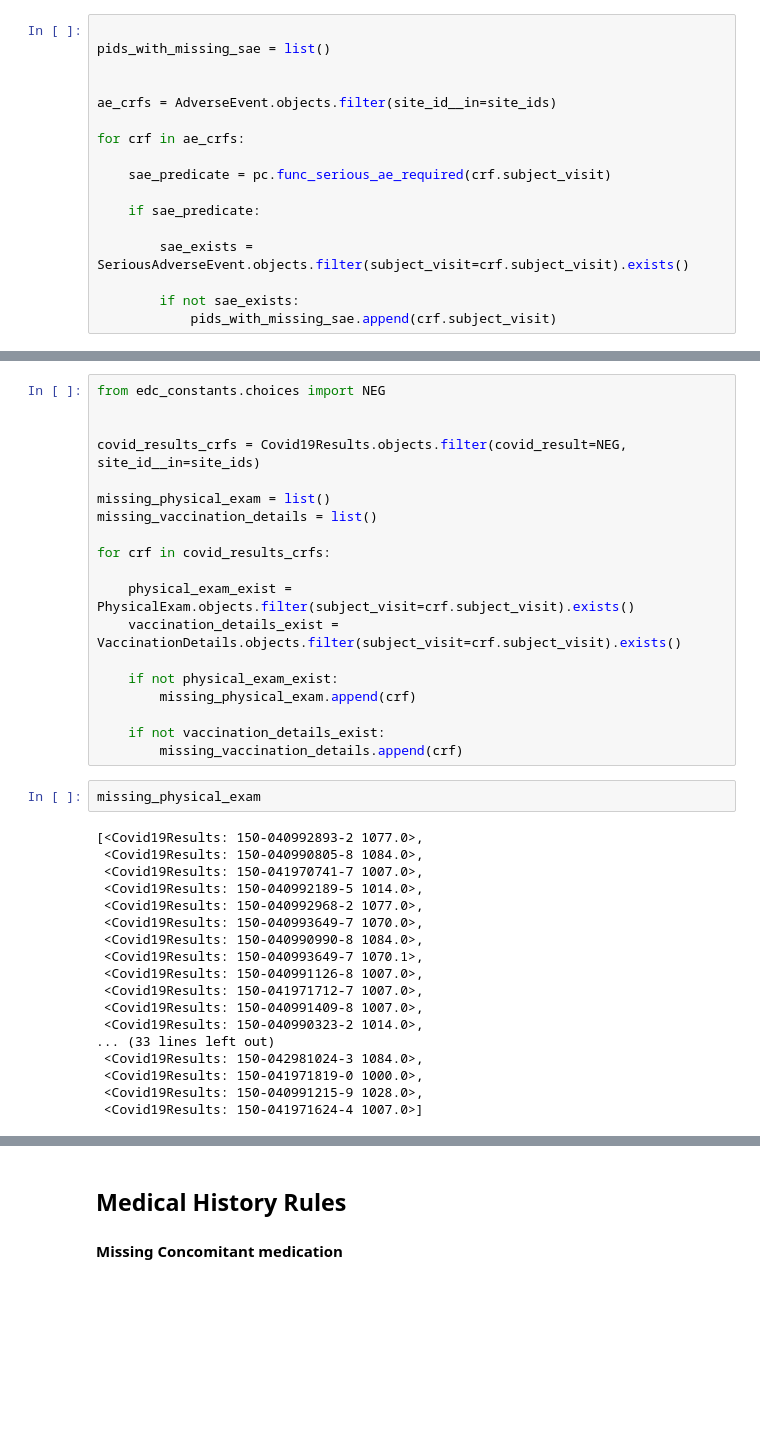
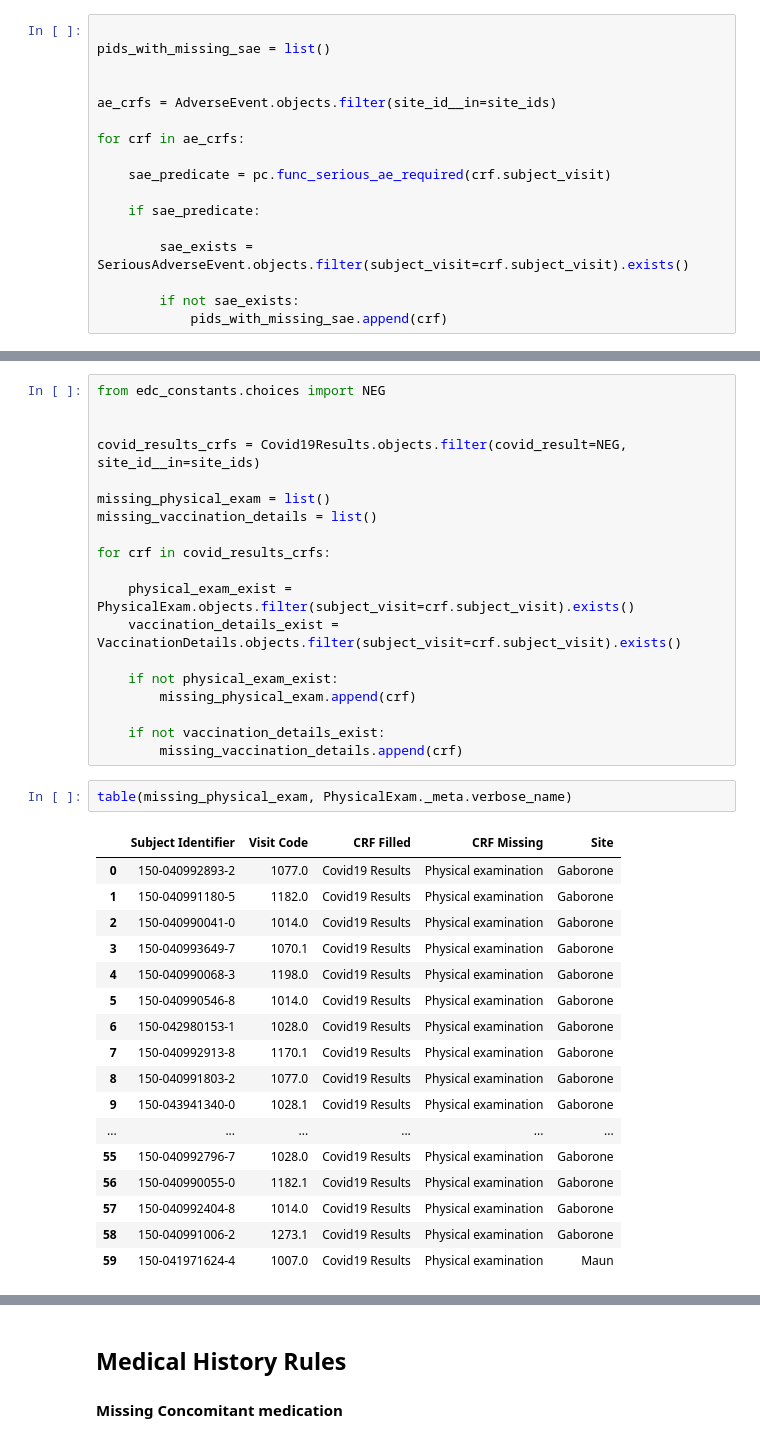
Before and after one commit to covid19-vaccine/vaccine, a Jupyter notebook: notebooks/missing_crfs_based_on_metadata_rules.ipynb, the cells around one changed output, grey strips where cells are left out. Drawn from its saved outputs; the diff is of its cells as text; blank space fills up the shorter version.

```diff
--- a/notebooks/missing_crfs_based_on_metadata_rules.ipynb
+++ b/notebooks/missing_crfs_based_on_metadata_rules.ipynb
@@ -26,5 +124,5 @@ for crf in ae_crfs:
         sae_exists = SeriousAdverseEvent.objects.filter(subject_visit=crf.subject_visit).exists()
 
         if not sae_exists:
-            pids_with_missing_sae.append(crf.subject_visit)
+            pids_with_missing_sae.append(crf)
 # %%
@@ -80,23 +176,23 @@ for crf in covid_results_crfs:
     if not vaccination_details_exist:
         missing_vaccination_details.append(crf)
 # %%
-missing_physical_exam
+table(missing_physical_exam, PhysicalExam._meta.verbose_name)
 # %% [output]
-[<Covid19Results: 150-040992893-2 1077.0>,
- <Covid19Results: 150-040990805-8 1084.0>,
- <Covid19Results: 150-041970741-7 1007.0>,
- <Covid19Results: 150-040992189-5 1014.0>,
- <Covid19Results: 150-040992968-2 1077.0>,
- <Covid19Results: 150-040993649-7 1070.0>,
- <Covid19Results: 150-040990990-8 1084.0>,
- <Covid19Results: 150-040993649-7 1070.1>,
- <Covid19Results: 150-040991126-8 1007.0>,
- <Covid19Results: 150-041971712-7 1007.0>,
- <Covid19Results: 150-040991409-8 1007.0>,
- <Covid19Results: 150-040990323-2 1014.0>,
-... (33 lines left out)
- <Covid19Results: 150-042981024-3 1084.0>,
- <Covid19Results: 150-041971819-0 1000.0>,
- <Covid19Results: 150-040991215-9 1028.0>,
- <Covid19Results: 150-041971624-4 1007.0>]
+|  | Subject Identifier | Visit Code | CRF Filled | CRF Missing | Site |
+| 0 | 150-040992893-2 | 1077.0 | Covid19 Results | Physical examination | Gaborone |
+| 1 | 150-040991180-5 | 1182.0 | Covid19 Results | Physical examination | Gaborone |
+| 2 | 150-040990041-0 | 1014.0 | Covid19 Results | Physical examination | Gaborone |
+| 3 | 150-040993649-7 | 1070.1 | Covid19 Results | Physical examination | Gaborone |
+| 4 | 150-040990068-3 | 1198.0 | Covid19 Results | Physical examination | Gaborone |
+| 5 | 150-040990546-8 | 1014.0 | Covid19 Results | Physical examination | Gaborone |
+| 6 | 150-042980153-1 | 1028.0 | Covid19 Results | Physical examination | Gaborone |
+| 7 | 150-040992913-8 | 1170.1 | Covid19 Results | Physical examination | Gaborone |
+| 8 | 150-040991803-2 | 1077.0 | Covid19 Results | Physical examination | Gaborone |
+| 9 | 150-043941340-0 | 1028.1 | Covid19 Results | Physical examination | Gaborone |
+| ... | ... | ... | ... | ... | ... |
+| 55 | 150-040992796-7 | 1028.0 | Covid19 Results | Physical examination | Gaborone |
+| 56 | 150-040990055-0 | 1182.1 | Covid19 Results | Physical examination | Gaborone |
+| 57 | 150-040992404-8 | 1014.0 | Covid19 Results | Physical examination | Gaborone |
+| 58 | 150-040991006-2 | 1273.1 | Covid19 Results | Physical examination | Gaborone |
+| 59 | 150-041971624-4 | 1007.0 | Covid19 Results | Physical examination | Maun |
 # %%
```
Also changed, not shown: parts of 11 cells of this notebook.
